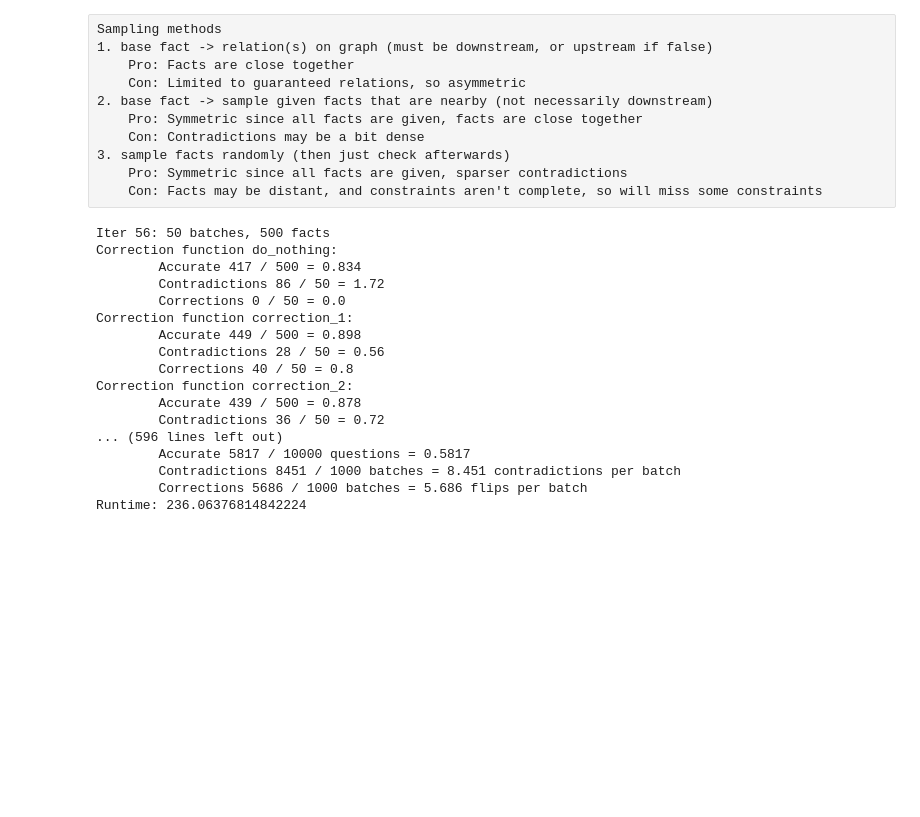
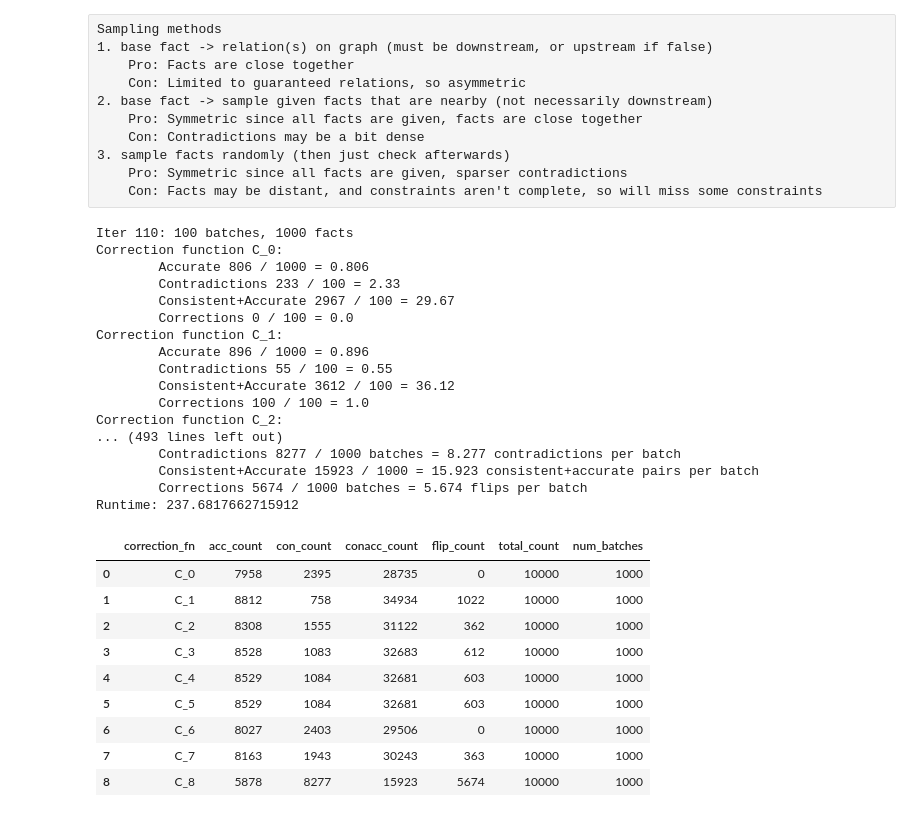
Before and after one commit to patrickliu2011/cs224n-project, a Jupyter notebook: pipeline.ipynb, the cells around one changed output. Cells and saved outputs as stored; diff of their text form; code cells hidden in the pictures; blank space fills up the shorter version.

```diff
--- a/pipeline.ipynb
+++ b/pipeline.ipynb
@@ -355,15 +360,15 @@ Sampling methods
 # %%
 start = time.time()
 
-correction_fn_names = ['do_nothing', 'correction_1', 'correction_2', 'correction_3',
-                       'correction_4', 'correction_5', 'correction_6']
+correction_fn_names = ['C_0', 'C_1', 'C_2', 'C_3', 'C_4', 'C_5', 'C_6', 'C_7', 'C_8']
 correction_fns = [getattr(correction_utils, fn_name) for fn_name in correction_fn_names]
 
-acc_count = np.array([0] * len(correction_fns))
-con_count = np.array([0] * len(correction_fns))
-total_count = np.array([0] * len(correction_fns))
-num_batches = np.array([0] * len(correction_fns))
-flip_count = np.array([0] * len(correction_fns))
+acc_count = np.array([0] * len(correction_fns))    # Accurate answers
+con_count = np.array([0] * len(correction_fns))    # Contradictory pairs
+conacc_count = np.array([0] * len(correction_fns)) # Consistent and accurate pairs
+total_count = np.array([0] * len(correction_fns))  # Number of questions answered
+num_batches = np.array([0] * len(correction_fns))  # Number of batches run
+flip_count = np.array([0] * len(correction_fns))   # Number of corrections made
 
 N = 10 # Number of entities to sample in a big batch
 batch_counter = 0
@@ -436,9 +441,10 @@ while num_batches[0] < 1000:
     for i, correction_fn in enumerate(correction_fns):
         corrected, flip_mask = correction_fn(predictions.copy(), confidences.copy(), nli_matrix.copy(), return_flip_mask=True)
         flip_count[i] += np.count_nonzero(flip_mask)
-        acc, con, total, bsize = evaluate(corrected, answers, pred_batch)
+        acc, con, conacc, total, bsize = evaluate(corrected, answers, pred_batch)
         acc_count[i] += acc
         con_count[i] += con
+        conacc_count[i] += conacc
         total_count[i] += total
         num_batches[i] += bsize # bsize should be equal to N
     # print(acc, con, total, bsize)
@@ -450,6 +456,7 @@ while num_batches[0] < 1000:
             print(f"Correction function {fn_name}:")
             print(f"\tAccurate {acc_count[i]} / {total_count[i]} = {acc_count[i] / total_count[i]}")
             print(f"\tContradictions {con_count[i]} / {num_batches[i]} = {con_count[i] / num_batches[i]}")
+            print(f"\tConsistent+Accurate {conacc_count[i]} / {num_batches[i]} = {conacc_count[i] / num_batches[i]}")
             print(f"\tCorrections {flip_count[i]} / {num_batches[i]} = {flip_count[i] / num_batches[i]}")
 
 print("\n==================== Final Results ====================")
@@ -459,25 +466,26 @@ for i, fn_name in enumerate(correction_fn_names):
     print(f"Correction function {fn_name}:")
     print(f"\tAccurate {acc_count[i]} / {total_count[i]} questions = {acc_count[i] / total_count[i]}")
     print(f"\tContradictions {con_count[i]} / {num_batches[i]} batches = {con_count[i] / num_batches[i]} contradictions per batch")
+    print(f"\tConsistent+Accurate {conacc_count[i]} / {num_batches[i]} = {conacc_count[i] / num_batches[i]} consistent+accurate pairs per batch")
     print(f"\tCorrections {flip_count[i]} / {num_batches[i]} batches = {flip_count[i] / num_batches[i]} flips per batch")
 
 end = time.time()
 print("Runtime:", end - start)
 # %% [output]
-Iter 56: 50 batches, 500 facts
-Correction function do_nothing:
-        Accurate 417 / 500 = 0.834
-        Contradictions 86 / 50 = 1.72
-        Corrections 0 / 50 = 0.0
-Correction function correction_1:
-        Accurate 449 / 500 = 0.898
-        Contradictions 28 / 50 = 0.56
-        Corrections 40 / 50 = 0.8
-Correction function correction_2:
-        Accurate 439 / 500 = 0.878
-        Contradictions 36 / 50 = 0.72
-... (596 lines left out)
-        Accurate 5817 / 10000 questions = 0.5817
-        Contradictions 8451 / 1000 batches = 8.451 contradictions per batch
-        Corrections 5686 / 1000 batches = 5.686 flips per batch
-Runtime: 236.06376814842224
+Iter 110: 100 batches, 1000 facts
+Correction function C_0:
+        Accurate 806 / 1000 = 0.806
+        Contradictions 233 / 100 = 2.33
+        Consistent+Accurate 2967 / 100 = 29.67
+        Corrections 0 / 100 = 0.0
+Correction function C_1:
+        Accurate 896 / 1000 = 0.896
+        Contradictions 55 / 100 = 0.55
+        Consistent+Accurate 3612 / 100 = 36.12
+        Corrections 100 / 100 = 1.0
+Correction function C_2:
+... (493 lines left out)
+        Contradictions 8277 / 1000 batches = 8.277 contradictions per batch
+        Consistent+Accurate 15923 / 1000 = 15.923 consistent+accurate pairs per batch
+        Corrections 5674 / 1000 batches = 5.674 flips per batch
+Runtime: 237.6817662715912
@@ -483,0 +501,14 @@ Runtime: 236.06376814842224
+# %%
+df = pd.read_csv(f'results/{now}.csv')
+df
+# %% [output]
+|  | correction_fn | acc_count | con_count | conacc_count | flip_count | total_count | num_batches |
+| 0 | C_0 | 7958 | 2395 | 28735 | 0 | 10000 | 1000 |
+| 1 | C_1 | 8812 | 758 | 34934 | 1022 | 10000 | 1000 |
+| 2 | C_2 | 8308 | 1555 | 31122 | 362 | 10000 | 1000 |
+| 3 | C_3 | 8528 | 1083 | 32683 | 612 | 10000 | 1000 |
+| 4 | C_4 | 8529 | 1084 | 32681 | 603 | 10000 | 1000 |
+| 5 | C_5 | 8529 | 1084 | 32681 | 603 | 10000 | 1000 |
+| 6 | C_6 | 8027 | 2403 | 29506 | 0 | 10000 | 1000 |
+| 7 | C_7 | 8163 | 1943 | 30243 | 363 | 10000 | 1000 |
+| 8 | C_8 | 5878 | 8277 | 15923 | 5674 | 10000 | 1000 |
```
Also changed, not shown: parts of 7 cells of this notebook, 2 other files.
